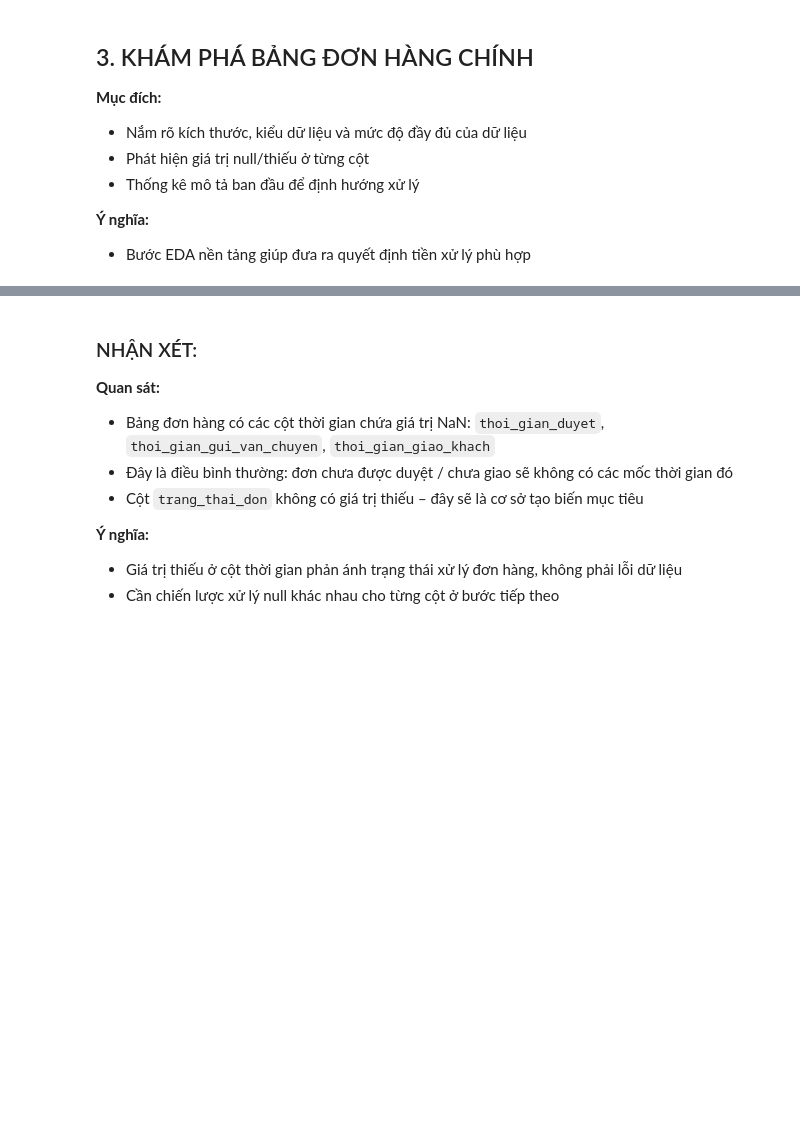
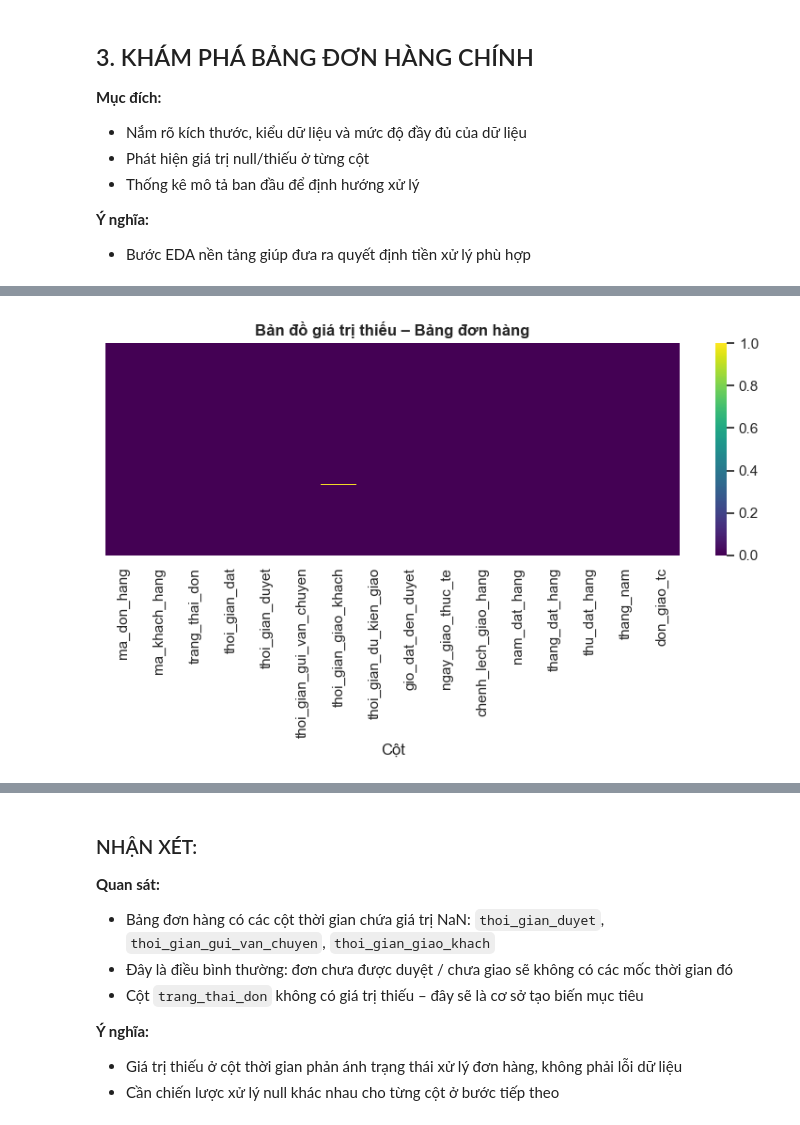
Before and after one commit to Minhhieu-coder/TXL, a Jupyter notebook: tien_xu_ly_du_lieu.ipynb, the cells around one changed output, grey strips where cells are left out. Drawn from its saved outputs; the diff is of its cells as text; code cells hidden in the pictures; blank space fills up the shorter version.

```diff
--- a/tien_xu_ly_du_lieu.ipynb
+++ b/tien_xu_ly_du_lieu.ipynb
@@ -211,0 +235,9 @@ print("\n✅ Khám phá bảng đơn hàng hoàn tất!")
+# %%
+plt.figure(figsize=(8, 5))
+sns.heatmap(don_hang.isnull(), yticklabels=False, cbar=True, cmap='viridis')
+plt.title('Bản đồ giá trị thiếu – Bảng đơn hàng', fontweight='bold')
+plt.xlabel('Cột')
+plt.tight_layout()
+plt.show()
+# %% [output]
+[figure, added]
```
Also changed, not shown: parts of 39 cells of this notebook, 11 other files.
